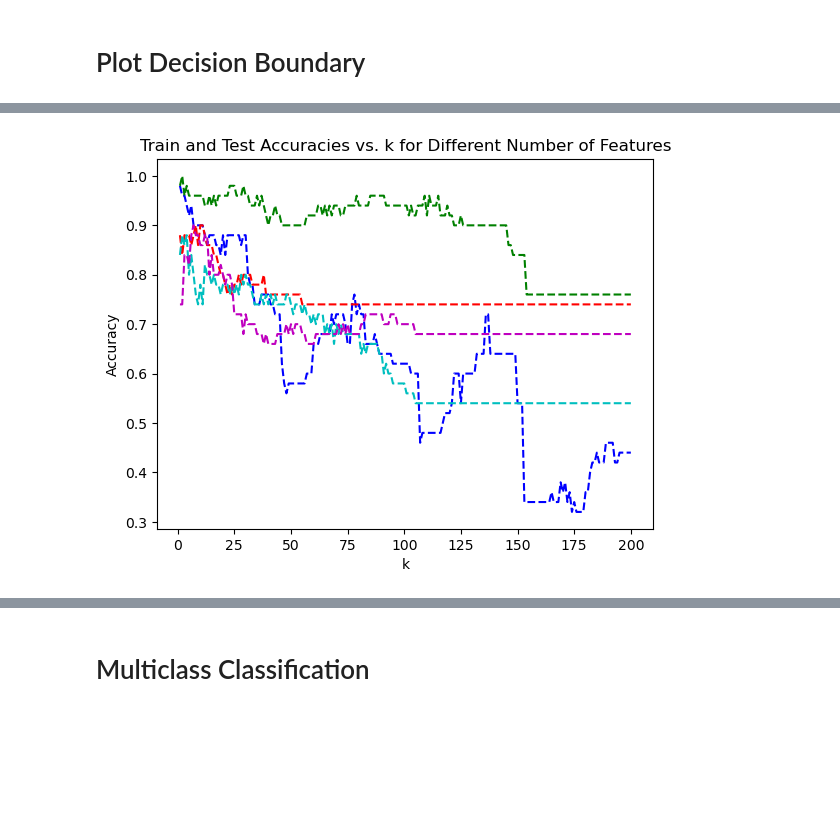
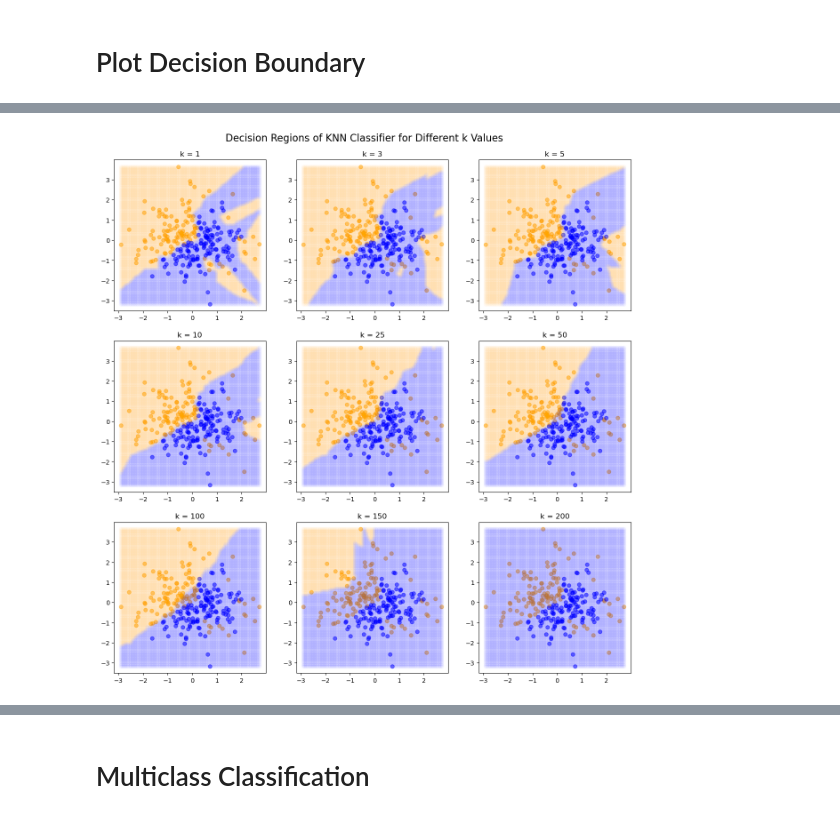
Before and after one commit to cgeils25/Models_From_Scratch, a Jupyter notebook: notebooks_and_readmes/k_nearest_neighbors/knn_classifier_toy_dataset.ipynb, the cells around one changed output, grey strips where cells are left out. Saved outputs shown, nothing was run; the diff lists cells and outputs as text; code cells hidden in the pictures; blank space fills up the shorter version.

```diff
--- a/notebooks_and_readmes/k_nearest_neighbors/knn_classifier_toy_dataset.ipynb
+++ b/notebooks_and_readmes/k_nearest_neighbors/knn_classifier_toy_dataset.ipynb
@@ -164,35 +124,14 @@ for X, y in datasets:
-# %%
-train_accuracies_list = []
-test_accuracies_list = []
-
-for X, y in datasets:
-    model = KNearestNeighborsClassifier(type='binary')
-
-    X_train, y_train, X_test, y_test = split_dataset(X, y, test_size=0.2, seed=1738)
-
-    model.fit(X_train, y_train)
-
-    train_accuracies = np.zeros(X_train.shape[0])
-    test_accuracies = np.zeros(X_train.shape[0])
-
-    for k in range(1, X_train.shape[0]+1):
-        train_accuracy = model.accuracy(X_train, y_train, k)
-        test_accuracy = model.accuracy(X_test, y_test, k)
-        train_accuracies[k-1] = train_accuracy
-        test_accuracies[k-1] = test_accuracy
-
-    train_accuracies_list.append(train_accuracies)
-    test_accuracies_list.append(test_accuracies)
-# %%
-colors = ['b', 'g', 'r', 'c', 'm', 'y', 'k']
-for i, (train_accuracies, test_accuracies) in enumerate(zip(train_accuracies_list, test_accuracies_list)):
-    k_values = range(1, len(train_accuracies) + 1)
-    # plt.plot(k_values, train_accuracies, linestyle='-', color=colors[i])
-    plt.plot(k_values, test_accuracies, label=f'{i+1} features', linestyle='--', color=colors[i])
-
-plt.title('Train and Test Accuracies vs. k for Different Number of Features')
-plt.xlabel('k')
-plt.ylabel('Accuracy')
-plt.show()
-# %% [output]
-[figure, removed]
+# %%
+k_values = [1, 3, 5, 10, 25, 50, 100, 150, 200]
+fig, ax = plt.subplots(3, 3, figsize=(15, 15))
+fig.suptitle('Decision Regions of KNN Classifier for Different k Values', fontsize=16, y=0.92)
+for i, k in enumerate(k_values):
+    y_hat_grid = model(grid, k=k)
+    idx = np.unravel_index(i, (3, 3))
+    ax[idx].set_title(f'k = {k}')
+    ax[idx].scatter(X[y == 1, 0], X[y == 1, 1], c='orange', alpha=0.5)
+    ax[idx].scatter(X[y == 0, 0], X[y == 0, 1], c='blue', alpha=0.5)
+    ax[idx].scatter(grid[y_hat_grid == 1, 0], grid[y_hat_grid == 1, 1], c='orange', alpha=0.03)
+    ax[idx].scatter(grid[y_hat_grid == 0, 0], grid[y_hat_grid == 0, 1], c='blue', alpha=0.03)
+# %% [output]
+[figure, added]
```
Also changed, not shown: parts of 9 cells of this notebook, 2 other files.
